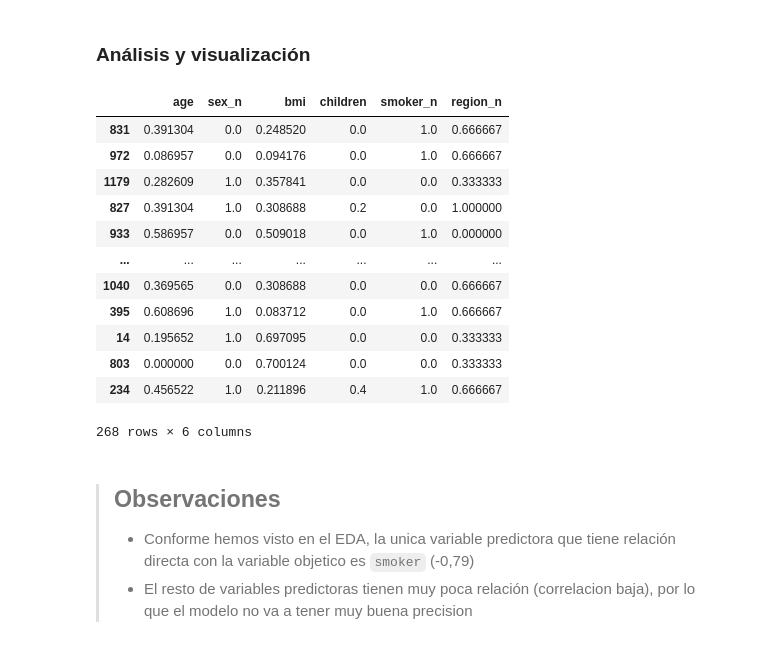
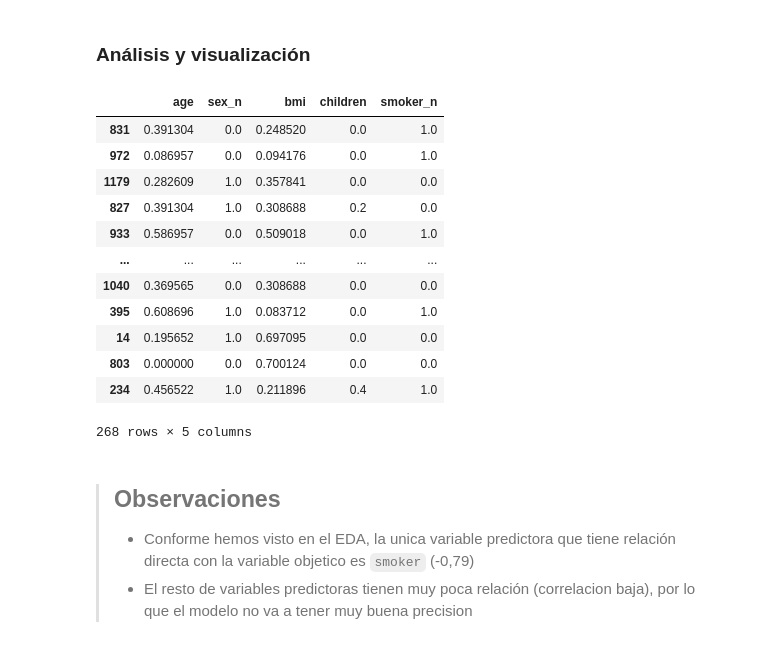
Before and after one commit to 4GeeksAcademy/pabloaznar-intro-ml, a Jupyter notebook: src/02-linear-regression.ipynb, the cells around one changed output. Saved outputs shown, nothing was run; the diff lists cells and outputs as text; code cells hidden in the pictures.

```diff
--- a/src/02-linear-regression.ipynb
+++ b/src/02-linear-regression.ipynb
@@ -373,21 +374,21 @@ with open('../models/lineal-regression-selection-model.pkl', 'wb') as file:
 # %% [markdown]
 ### Análisis y visualización
 # %%
-X_test_scal
+X_test_sel
 # %% [output]
-|  | age | sex_n | bmi | children | smoker_n | region_n |
-| 831 | 0.391304 | 0.0 | 0.248520 | 0.0 | 1.0 | 0.666667 |
-| 972 | 0.086957 | 0.0 | 0.094176 | 0.0 | 1.0 | 0.666667 |
-| 1179 | 0.282609 | 1.0 | 0.357841 | 0.0 | 0.0 | 0.333333 |
-| 827 | 0.391304 | 1.0 | 0.308688 | 0.2 | 0.0 | 1.000000 |
-| 933 | 0.586957 | 0.0 | 0.509018 | 0.0 | 1.0 | 0.000000 |
-| ... | ... | ... | ... | ... | ... | ... |
-| 1040 | 0.369565 | 0.0 | 0.308688 | 0.0 | 0.0 | 0.666667 |
-| 395 | 0.608696 | 1.0 | 0.083712 | 0.0 | 1.0 | 0.666667 |
-| 14 | 0.195652 | 1.0 | 0.697095 | 0.0 | 0.0 | 0.333333 |
-| 803 | 0.000000 | 0.0 | 0.700124 | 0.0 | 0.0 | 0.333333 |
-| 234 | 0.456522 | 1.0 | 0.211896 | 0.4 | 1.0 | 0.666667 |
+|  | age | sex_n | bmi | children | smoker_n |
+| 831 | 0.391304 | 0.0 | 0.248520 | 0.0 | 1.0 |
+| 972 | 0.086957 | 0.0 | 0.094176 | 0.0 | 1.0 |
+| 1179 | 0.282609 | 1.0 | 0.357841 | 0.0 | 0.0 |
+| 827 | 0.391304 | 1.0 | 0.308688 | 0.2 | 0.0 |
+| 933 | 0.586957 | 0.0 | 0.509018 | 0.0 | 1.0 |
+| ... | ... | ... | ... | ... | ... |
+| 1040 | 0.369565 | 0.0 | 0.308688 | 0.0 | 0.0 |
+| 395 | 0.608696 | 1.0 | 0.083712 | 0.0 | 1.0 |
+| 14 | 0.195652 | 1.0 | 0.697095 | 0.0 | 0.0 |
+| 803 | 0.000000 | 0.0 | 0.700124 | 0.0 | 0.0 |
+| 234 | 0.456522 | 1.0 | 0.211896 | 0.4 | 1.0 |
-268 rows × 6 columns
+268 rows × 5 columns
 # %% [markdown]
 > ## Observaciones
 >
```
Also changed, not shown: parts of 1 cell of this notebook, 4 other files.
